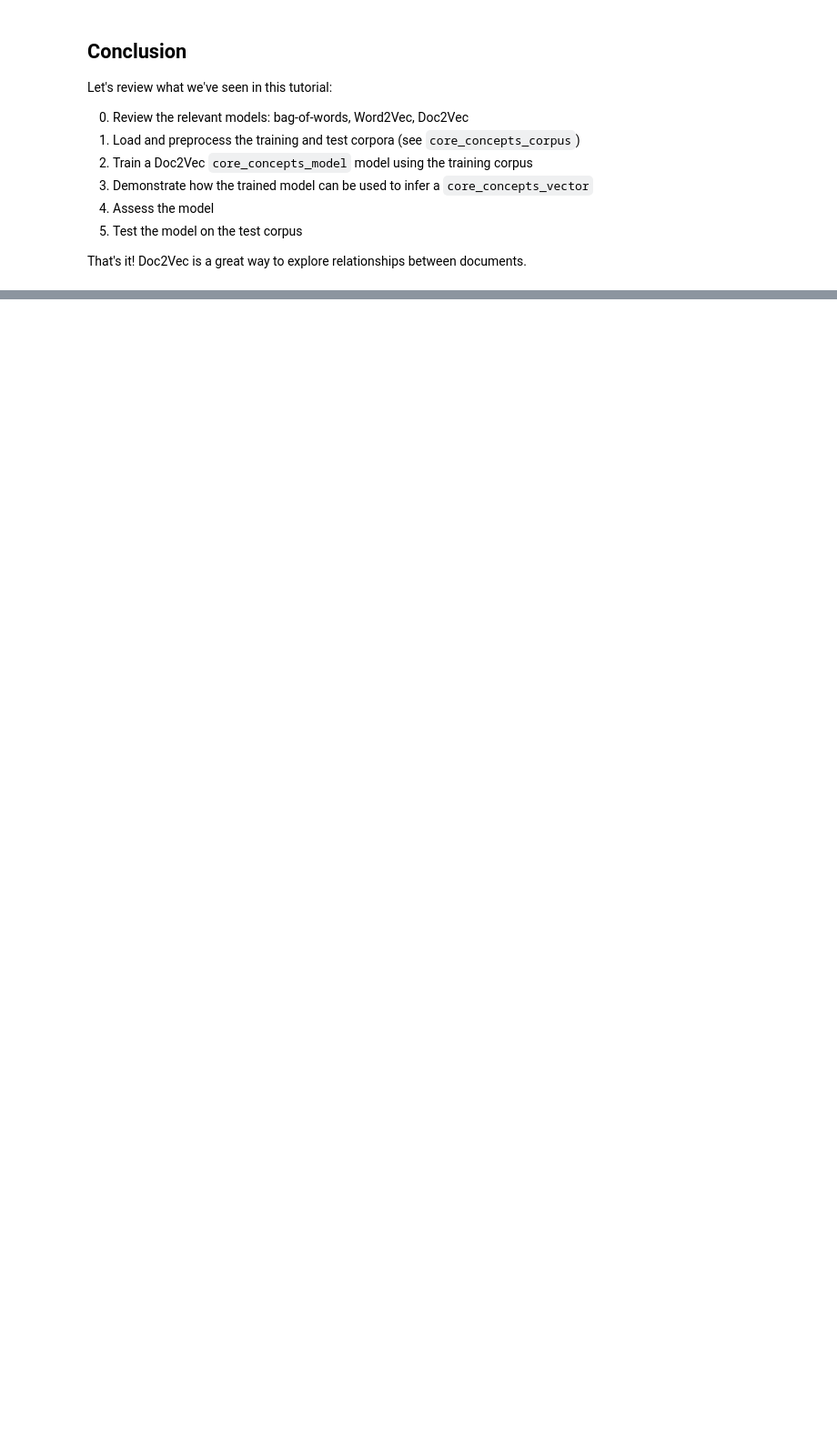
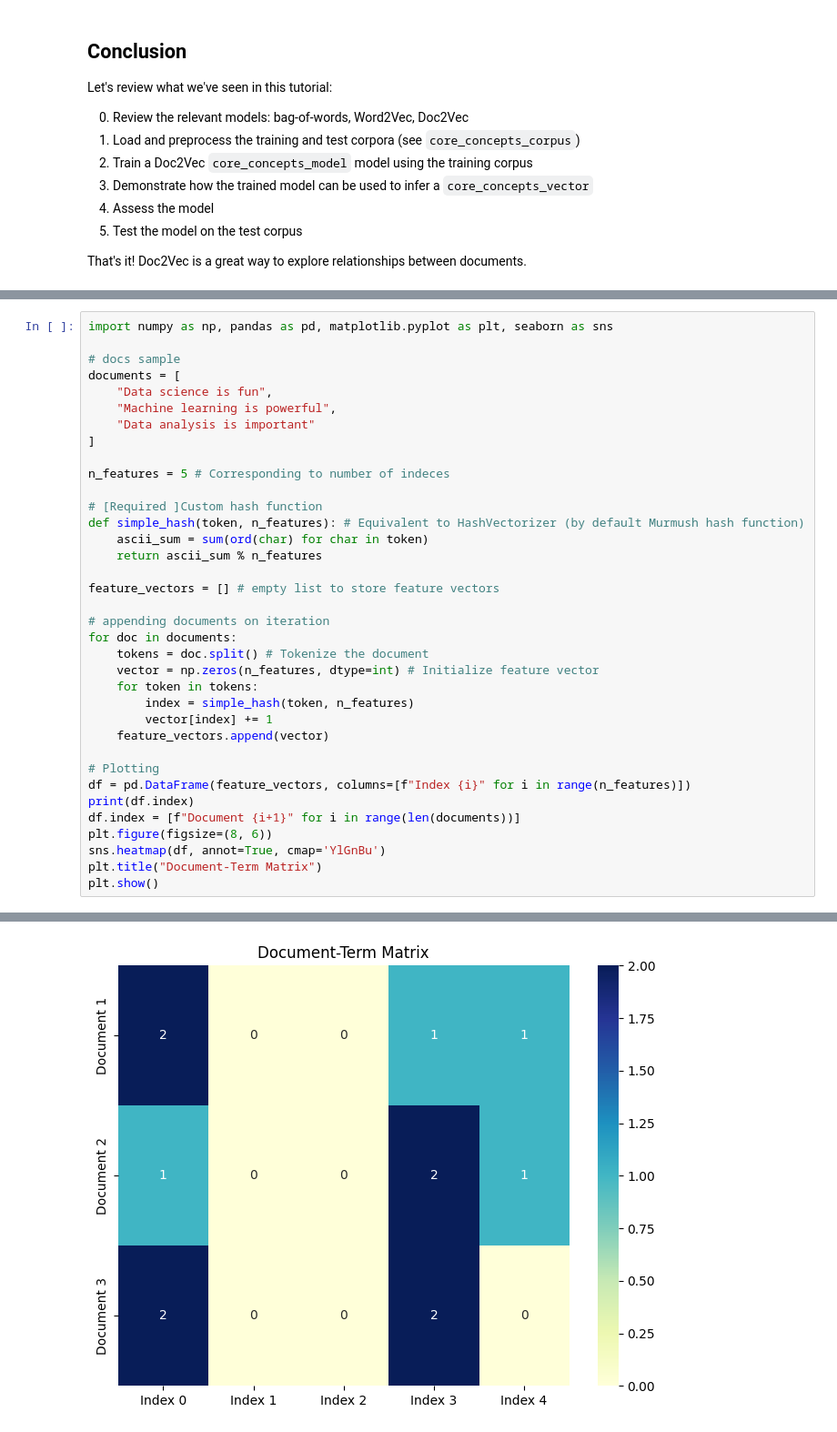
Before and after one commit to AIBabyTeaching/NLP-SEPT-2024, a Jupyter notebook: ALL_WEEKS_V3 - Student.ipynb, the cells around one changed output, grey strips where cells are left out. Shown: that part at 91% size. Cells and saved outputs as stored; diff of their text form; blank space fills up the shorter version.

```diff
--- a/ALL_WEEKS_V3 - Student.ipynb
+++ b/ALL_WEEKS_V3 - Student.ipynb
@@ -1753,0 +1842,37 @@ That's it! Doc2Vec is a great way to explore relationships between documents.
+# %%
+import numpy as np, pandas as pd, matplotlib.pyplot as plt, seaborn as sns
+
+# docs sample
+documents = [
+    "Data science is fun",
+    "Machine learning is powerful",
+    "Data analysis is important"
+]
+
+n_features = 5 # Corresponding to number of indeces
+
+# [Required ]Custom hash function
+def simple_hash(token, n_features): # Equivalent to HashVectorizer (by default Murmush hash function)
+    ascii_sum = sum(ord(char) for char in token)
+    return ascii_sum % n_features
+
+feature_vectors = [] # empty list to store feature vectors
+
+# appending documents on iteration
+for doc in documents:
+    tokens = doc.split() # Tokenize the document
+    vector = np.zeros(n_features, dtype=int) # Initialize feature vector
+    for token in tokens:
+        index = simple_hash(token, n_features)
+        vector[index] += 1
+    feature_vectors.append(vector)
+
+# Plotting
+df = pd.DataFrame(feature_vectors, columns=[f"Index {i}" for i in range(n_features)])
+print(df.index)
+df.index = [f"Document {i+1}" for i in range(len(documents))]
+plt.figure(figsize=(8, 6))
+sns.heatmap(df, annot=True, cmap='YlGnBu')
+plt.title("Document-Term Matrix")
+plt.show()
+# %% [output]
@@ -1753,0 +1880 @@ That's it! Doc2Vec is a great way to explore relationships between documents.
+[figure, added]
```
Also changed, not shown: parts of 16 cells of this notebook.
